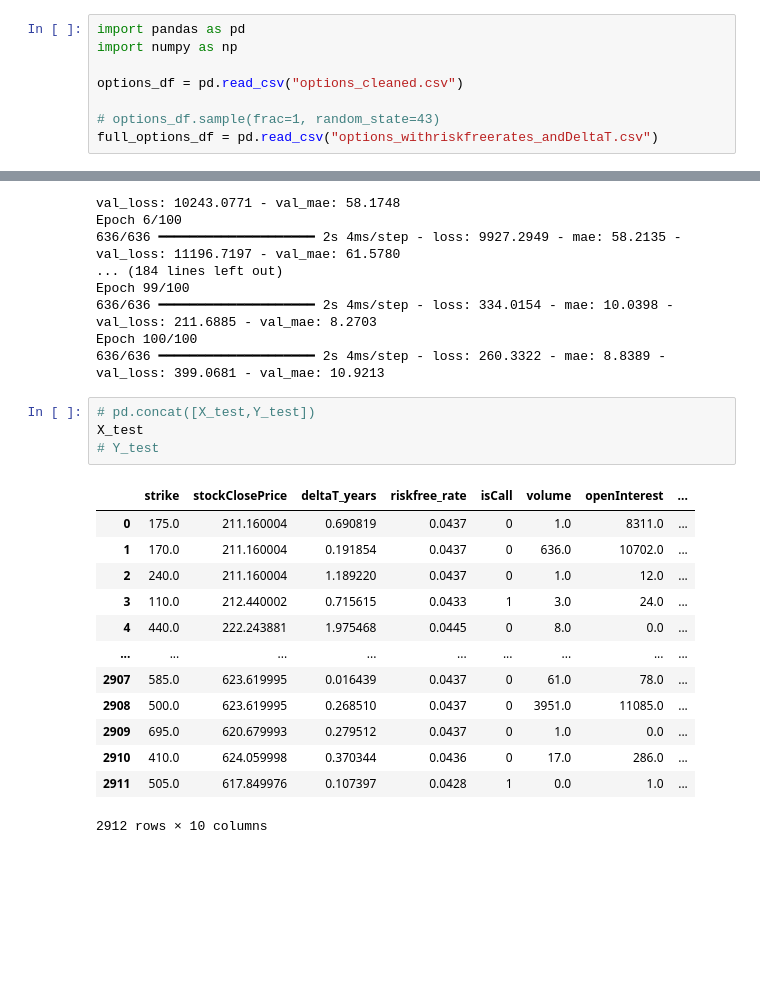
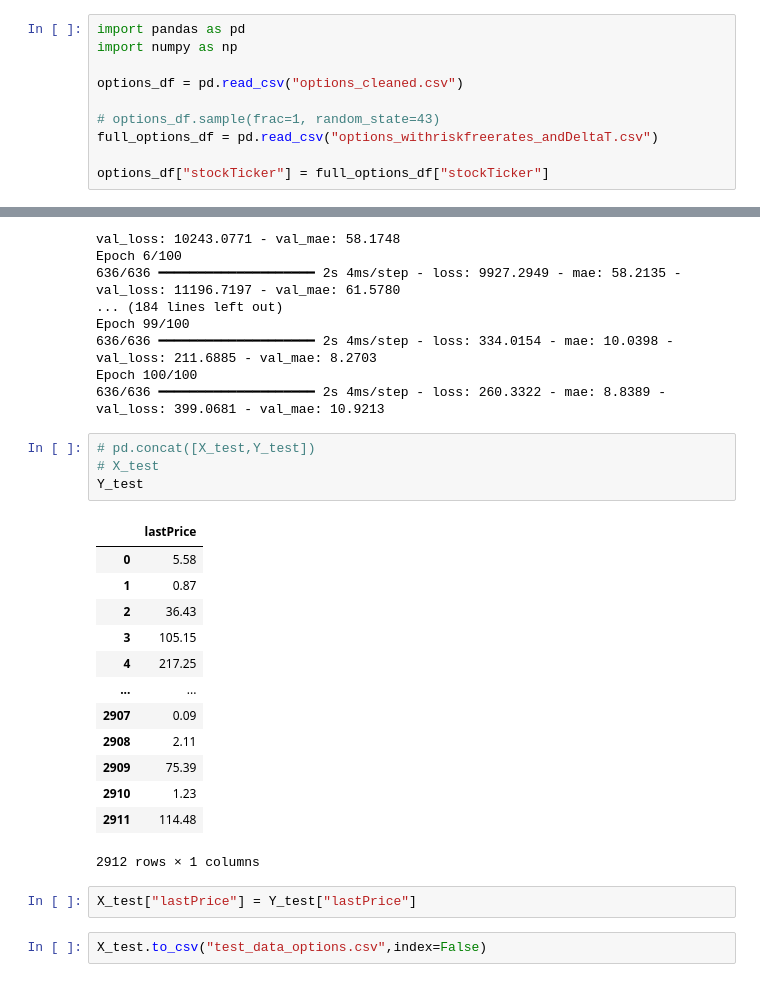
Before and after one commit to haveeshS/OptionPricing-DeepLearning-BlackScholes, a Jupyter notebook: optionsmodel_NN_trial1.ipynb, the cells around one changed output, grey strips where cells are left out. Saved outputs shown, nothing was run; the diff lists cells and outputs as text; blank space fills up the shorter version.

Commit message:
Added stock tickers to test data and added NNvsBS plots for each ticker

```diff
--- a/optionsmodel_NN_trial1.ipynb
+++ b/optionsmodel_NN_trial1.ipynb
@@ -6,6 +6,8 @@ options_df = pd.read_csv("options_cleaned.csv")
 
 # options_df.sample(frac=1, random_state=43)
 full_options_df = pd.read_csv("options_withriskfreerates_andDeltaT.csv")
+
+options_df["stockTicker"] = full_options_df["stockTicker"]
 # %% [markdown]
 Need to prepare the train, validation/dev and test sets. In this first trial, I will use a 70%/20%/10% split
 
@@ -269,19 +284,23 @@ Epoch 100/100
 636/636 ━━━━━━━━━━━━━━━━━━━━ 2s 4ms/step - loss: 260.3322 - mae: 8.8389 - val_loss: 399.0681 - val_mae: 10.9213
 # %%
 # pd.concat([X_test,Y_test])
-X_test
-# Y_test
+# X_test
+Y_test
 # %% [output]
-|  | strike | stockClosePrice | deltaT_years | riskfree_rate | isCall | volume | openInterest | ... |
-| 0 | 175.0 | 211.160004 | 0.690819 | 0.0437 | 0 | 1.0 | 8311.0 | ... |
-| 1 | 170.0 | 211.160004 | 0.191854 | 0.0437 | 0 | 636.0 | 10702.0 | ... |
-| 2 | 240.0 | 211.160004 | 1.189220 | 0.0437 | 0 | 1.0 | 12.0 | ... |
-| 3 | 110.0 | 212.440002 | 0.715615 | 0.0433 | 1 | 3.0 | 24.0 | ... |
-| 4 | 440.0 | 222.243881 | 1.975468 | 0.0445 | 0 | 8.0 | 0.0 | ... |
-| ... | ... | ... | ... | ... | ... | ... | ... | ... |
-| 2907 | 585.0 | 623.619995 | 0.016439 | 0.0437 | 0 | 61.0 | 78.0 | ... |
-| 2908 | 500.0 | 623.619995 | 0.268510 | 0.0437 | 0 | 3951.0 | 11085.0 | ... |
-| 2909 | 695.0 | 620.679993 | 0.279512 | 0.0437 | 0 | 1.0 | 0.0 | ... |
-| 2910 | 410.0 | 624.059998 | 0.370344 | 0.0436 | 0 | 17.0 | 286.0 | ... |
-| 2911 | 505.0 | 617.849976 | 0.107397 | 0.0428 | 1 | 0.0 | 1.0 | ... |
+|  | lastPrice |
+| 0 | 5.58 |
+| 1 | 0.87 |
+| 2 | 36.43 |
+| 3 | 105.15 |
+| 4 | 217.25 |
+| ... | ... |
+| 2907 | 0.09 |
+| 2908 | 2.11 |
+| 2909 | 75.39 |
+| 2910 | 1.23 |
+| 2911 | 114.48 |
-2912 rows × 10 columns
+2912 rows × 1 columns
+# %%
+X_test["lastPrice"] = Y_test["lastPrice"]
+# %%
+X_test.to_csv("test_data_options.csv",index=False)
```
Also changed, not shown: parts of 5 cells of this notebook, 2 other files.
